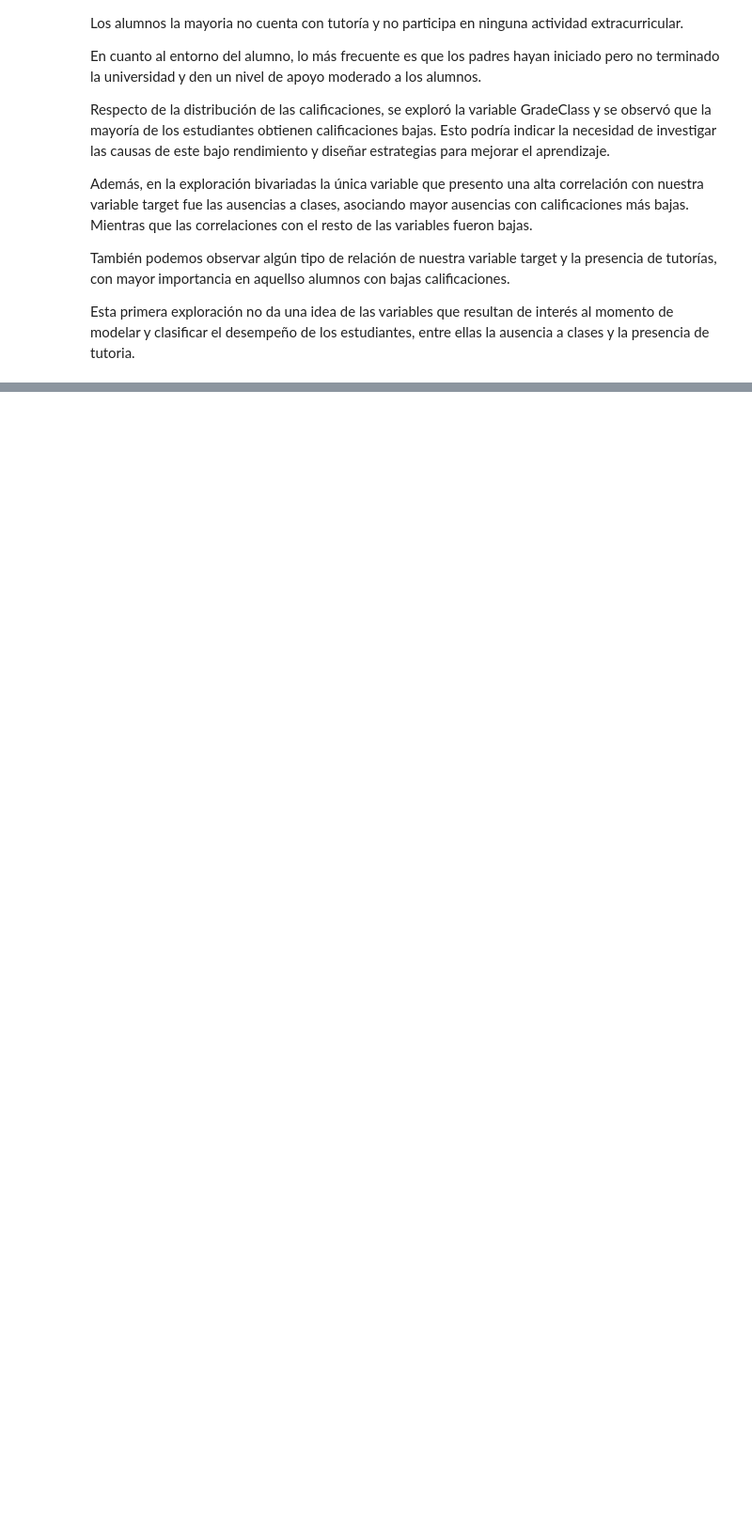
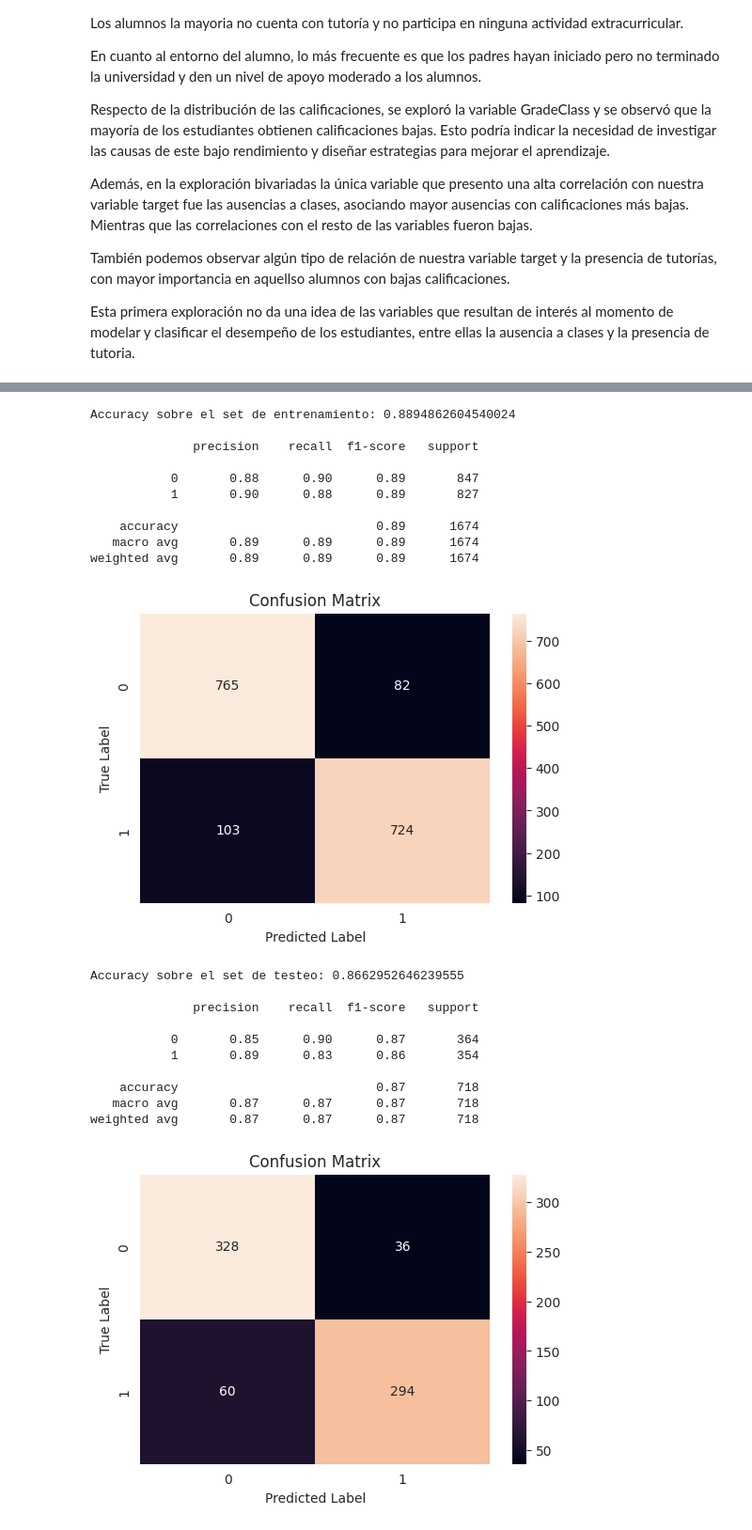
Before and after one commit to APaulalvarez/Coder---Data-Science-II, a Jupyter notebook: Proyecto_ParteIII_Alvarez.ipynb, the cells around one changed output, grey strips where cells are left out. Shown at 94% size. Drawn from its saved outputs; the diff is of its cells as text; code cells hidden in the pictures; blank space fills up the shorter version.

```diff
--- a/Proyecto_ParteIII_Alvarez.ipynb
+++ b/Proyecto_ParteIII_Alvarez.ipynb
@@ -589,0 +901,78 @@ Esta primera exploración no da una idea de las variables que resultan de inter
+# %%
+# Entrenar el arbol
+from sklearn import tree
+dtc = tree.DecisionTreeClassifier(max_depth=4, min_samples_split=25, min_samples_leaf=10)
+dtc = dtc.fit(X_train, y_train)
+
+# Obtenemos las predicciones del modelo
+preds_dtc = dtc.predict(X_test)
+preds_train_dtc = dtc.predict(X_train)
+
+from sklearn.metrics import confusion_matrix
+from sklearn import metrics
+sns.set_style('darkgrid')
+
+# TRAIN---------------------------------------------------
+# Accuracy
+train_accuracy = metrics.accuracy_score(y_train, preds_train_dtc)
+print('Accuracy sobre el set de entrenamiento:', train_accuracy, '\n')
+#---------------------------------------------------
+# Classification report.
+print(metrics.classification_report(y_train, preds_train_dtc))
+#---------------------------------------------------
+# Creando la matriz de confusión
+cm_train_tree = confusion_matrix(y_train, preds_train_dtc)
+
+# usando heatmap
+plt.figure(figsize=(6, 4))
+sns.heatmap(cm_train_tree, annot=True, fmt="d")
+plt.title("Confusion Matrix")
+plt.xlabel("Predicted Label")
+plt.ylabel("True Label")
+plt.show()
+#Clase 1: Aprobado
+#Clase 0: Desaprobado
+
+# TEST---------------------------------------------------
+# Accuracy
+test_accuracy = metrics.accuracy_score(y_test, preds_dtc)
+print('Accuracy sobre el set de testeo:', test_accuracy, '\n')
+#---------------------------------------------------
+# Classification report.
+print(metrics.classification_report(y_test, preds_dtc))
+#---------------------------------------------------
+# Creando la matriz de confusión
+cm_test_tree= confusion_matrix(y_test, preds_dtc)
+
+# usando heatmap
+plt.figure(figsize=(6, 4))
+sns.heatmap(cm_test_tree, annot=True, fmt="d")
+plt.title("Confusion Matrix")
+plt.xlabel("Predicted Label")
+plt.ylabel("True Label")
+plt.show()
+#Clase 1: Aprovado
+#Clase 0: Desaprobado
+# %% [output]
+Accuracy sobre el set de entrenamiento: 0.8894862604540024
+
+              precision    recall  f1-score   support
+
+           0       0.88      0.90      0.89       847
+           1       0.90      0.88      0.89       827
+
+    accuracy                           0.89      1674
+   macro avg       0.89      0.89      0.89      1674
+weighted avg       0.89      0.89      0.89      1674
+[figure, added]
+Accuracy sobre el set de testeo: 0.8662952646239555
+
+              precision    recall  f1-score   support
+
+           0       0.85      0.90      0.87       364
+           1       0.89      0.83      0.86       354
+
+    accuracy                           0.87       718
+   macro avg       0.87      0.87      0.87       718
+weighted avg       0.87      0.87      0.87       718
+[figure, added]
```
Also changed, not shown: parts of 118 cells of this notebook.
